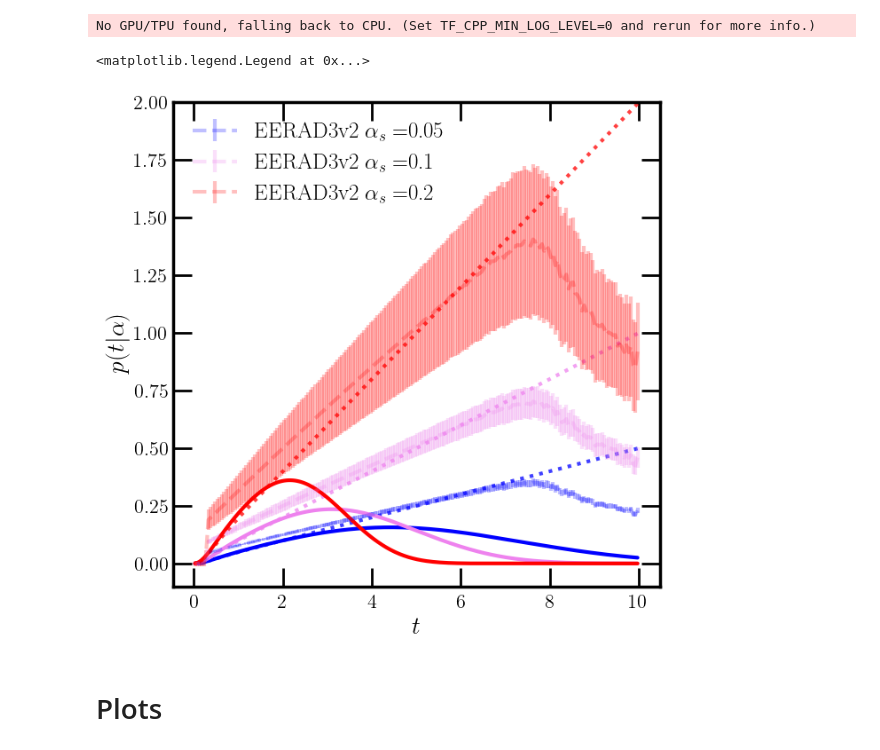
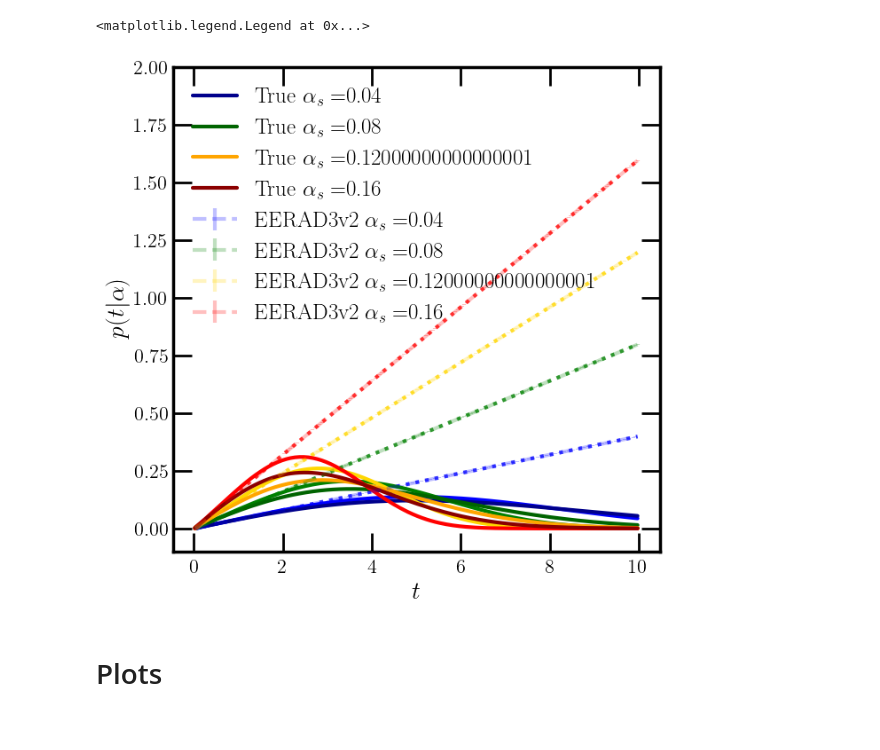
Before and after one commit to rikab/RDF, a Jupyter notebook: numeric/plot_results_JAX.ipynb, the cells around one changed output. Saved outputs shown, nothing was run; the diff lists cells and outputs as text; code cells hidden in the pictures.

```diff
--- a/numeric/plot_results_JAX.ipynb
+++ b/numeric/plot_results_JAX.ipynb
@@ -13,9 +41,9 @@ from matplotlib.pyplot import cm
 # %%
 # TODO: Replace this with Radha's YAML files
 mstar = 1
-m = 2
+m = 1
 n = 7
-dist = "thrust"
+dist = "rayleigh"
 
 mult_factor = 2 if dist == "thrust" else 1
 
@@ -35,10 +63,6 @@ init_from = f"{dist}_m{m-1}_n{n}"
 np.random.seed(seed)
 jax_key = jax.random.PRNGKey(seed)
 
-# Colors
-colors = ["red", "violet", "blue"][::-1]
-darkcolors = ["darkred", "darkviolet", "darkblue"][::-1]
-
 
 # Initialize params
 params = {
@@ -46,8 +70,9 @@ params = {
     "g_coeffs" : -np.zeros((m+1 - mstar, n+1)),
     "thetas" : np.zeros((m+1 - mstar,)),
     "thetas_coeffs" : np.zeros((m+1 - mstar,)),
-    "betas" : 5 * np.ones((m+1 - mstar,)),
-    "betas_coeffs" : 5 * np.ones((m+1 - mstar,)),
+    "temps" : 5 * np.ones((m+1 - mstar,)),
+    "temps_coeffs" : 5 * np.ones((m+1 - mstar,)),
+    "temps_positive" : 5 * np.ones((m+1 - mstar,)),
 }
 
 beta_limits = [0, 5]
@@ -76,8 +101,6 @@ if m == 2:
 for mi in range(m+1-mstar):
     params["g_star"][mi] *= signs #* factorials[mi]
     params["g_coeffs"][mi] *= signs #* factorials[mi]
-# %% [output]
-No GPU/TPU found, falling back to CPU. (Set TF_CPP_MIN_LOG_LEVEL=0 and rerun for more info.)
 # %%
 from utils.function_utils import polynomial, taylor_expand_in_alpha
 from utils.distribution_utils import build_q_mstar, log_q, f
@@ -86,23 +109,23 @@ from rikabplotlib.plot_utils import newplot
 q = build_q_mstar(mstar)
 
 # compile
-q_vmap = jax.vmap(q, in_axes=(0,None,None,None,None,None,None,None))
+q_vmap = jax.vmap(q, in_axes=(0,None,None,None,None,None,None,None,None))
 
 
 # Taylor Expansions
-q0_vmap = jax.vmap(taylor_expand_in_alpha(q, 0), in_axes=(0,None,None,None,None,None,None,None))
-q1_vmap = jax.vmap(taylor_expand_in_alpha(q, 1), in_axes=(0,None,None,None,None,None,None,None))
-q2_vmap = jax.vmap(taylor_expand_in_alpha(q, 2), in_axes=(0,None,None,None,None,None,None,None))
-q3_vmap = jax.vmap(taylor_expand_in_alpha(q, 3), in_axes=(0,None,None,None,None,None,None,None))
+q0_vmap = jax.vmap(taylor_expand_in_alpha(q, 0), in_axes=(0,None,None,None,None,None,None,None,None,))
+q1_vmap = jax.vmap(taylor_expand_in_alpha(q, 1), in_axes=(0,None,None,None,None,None,None,None,None,))
+q2_vmap = jax.vmap(taylor_expand_in_alpha(q, 2), in_axes=(0,None,None,None,None,None,None,None,None))
+q3_vmap = jax.vmap(taylor_expand_in_alpha(q, 3), in_axes=(0,None,None,None,None,None,None,None,None))
 # ... Add more if necessary, can loop if we really have to
 
 qm_vmap = [q0_vmap, q1_vmap, q2_vmap, q3_vmap]
 
 # ##### Second vmap over alpha #####
-q_vmap2 = jax.vmap(q_vmap, in_axes = (None, 0, None, None, None, None, None, None))
+q_vmap2 = jax.vmap(q_vmap, in_axes = (None, 0, None, None, None, None, None, None, None))
 qm_vmap2 = []
 for qi in qm_vmap:
-    qi_vmap2 = jax.vmap(qi, in_axes = (None, 0, None, None, None, None, None, None))
+    qi_vmap2 = jax.vmap(qi, in_axes = (None, 0, None, None, None, None, None, None,None))
     qm_vmap2.append(qi_vmap2)
 
 
@@ -114,10 +137,10 @@ CHOSEN_Q_VMAP2 = qm_vmap2[m]
 
 # Helper functions
 def Q_ANSATZ(ts, alphas, params):
-    return q_vmap2(ts, alphas, params["g_star"], params["g_coeffs"], params["thetas"], params["thetas_coeffs"], params["betas"], params["betas_coeffs"])
+    return q_vmap2(ts, alphas, params["g_star"], params["g_coeffs"], params["thetas"], params["thetas_coeffs"], params["temps"], params["temps_coeffs"], params["temps_positive"])
 
 def QM_ANSATZ(ts, alphas, params):
-    return CHOSEN_Q_VMAP2(ts, alphas, params["g_star"], params["g_coeffs"], params["thetas"], params["thetas_coeffs"], params["betas"], params["betas_coeffs"])
+    return CHOSEN_Q_VMAP2(ts, alphas, params["g_star"], params["g_coeffs"], params["thetas"], params["thetas_coeffs"], params["temps"], params["temps_coeffs"], params["temps_positive"])
 # %%
 if dist in ["thrust", "c_param"]:
     data_dict, t_bins, t_bin_centers = read_in_data_JAX(dist, m)
@@ -149,7 +172,7 @@ ALPHA_MAX = 0.2
 alpha_keys = alpha_keys[alpha_keys <= ALPHA_MAX]
 
 # Keys of interest
-keys = np.array([0.05, 0.1, 0.2,])
+keys = np.array([0.04, 0.08, 0.12, 0.16,])
 
 # Find the keys in the list closest to these values (to deal with floating point errors)
 for (k, key) in enumerate(keys):
@@ -186,34 +209,34 @@ fig, ax = newplot("full")
 q_vals = Q_ANSATZ(t_bin_centers, keys, params)
 q_taylor_vals = QM_ANSATZ(t_bin_centers, keys, params)
 
 for (k, key) in enumerate(keys):
     y, yerr = data_dict[key]
     y = y[:,0]
     yerr = yerr[:,0]
 
 
     min_y_err = np.min(yerr[yerr > 0])
     yerr = np.clip(yerr, a_min=min_y_err.item(), a_max=None)
 
     plt.errorbar(t_bin_centers, y, yerr, color = colors[k], ls = "--", alpha = 0.25 ,label = r"EERAD3v2 $\alpha_s = $" + f"{key}")
     plt.plot(t_bin_centers, q_vals[k], color = colors[k])
     plt.plot(t_bin_centers, q_taylor_vals[k], color = colors[k], alpha = 0.75, ls = "dotted")
 
     if data_true_dict is not None:
         y_true, _ = data_true_dict[key]
         plt.plot(t_bin_centers, y_true,  color = darkcolors[k], ls = "-",label = r"True $\alpha_s = $" + f"{key}")
 
 
     # plt.plot(t_bin_centers, q_taylor_vals[k] / q_vals[k], color = colors[k], alpha = 0.75, ls = "-.")
 
 plt.ylim(-0.1, 2)
 # plt.xscale("log")
 plt.xlabel(r"$t$")
 plt.ylabel(r"$p(t | \alpha)$")
 plt.legend(loc = "upper left")
 # %% [output]
 <matplotlib.legend.Legend at 0x...>
-[figure, old version]
+[figure, new version]
 # %% [markdown]
 # Plots
 # %%
```
Also changed, not shown: parts of 14 cells of this notebook, 2 other files.
